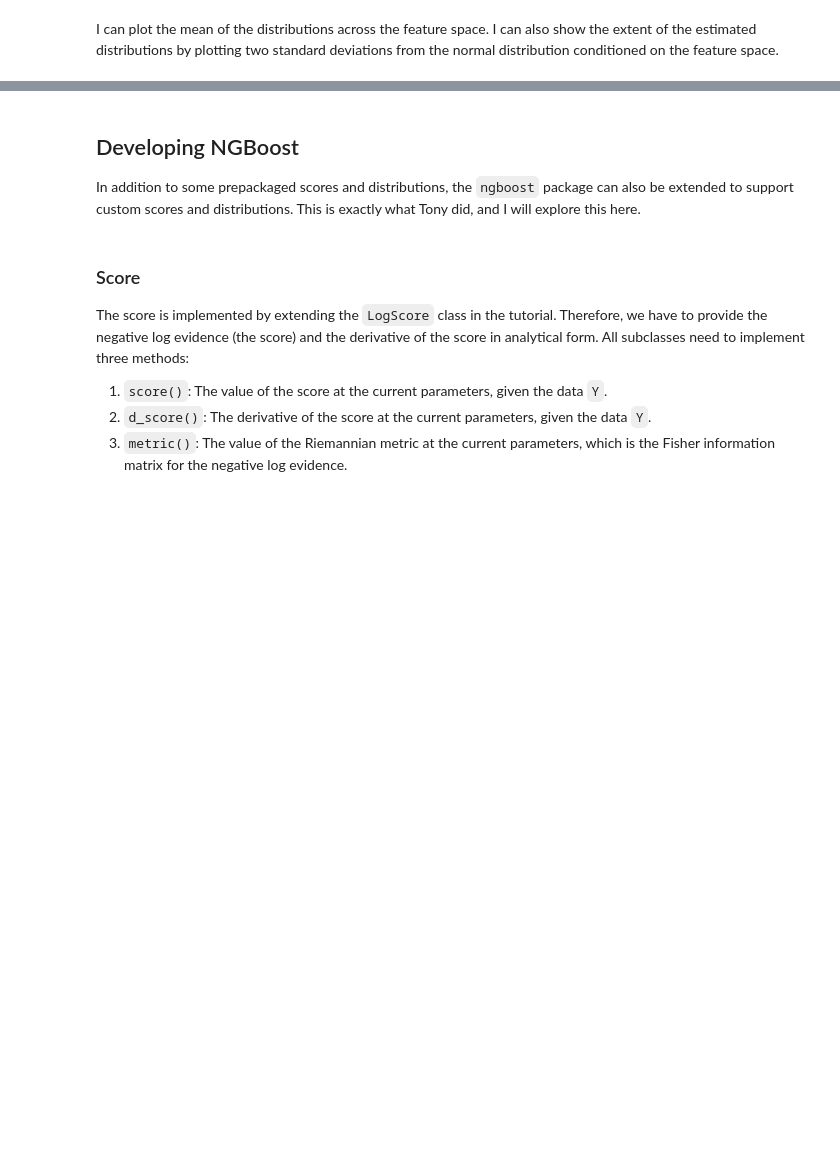
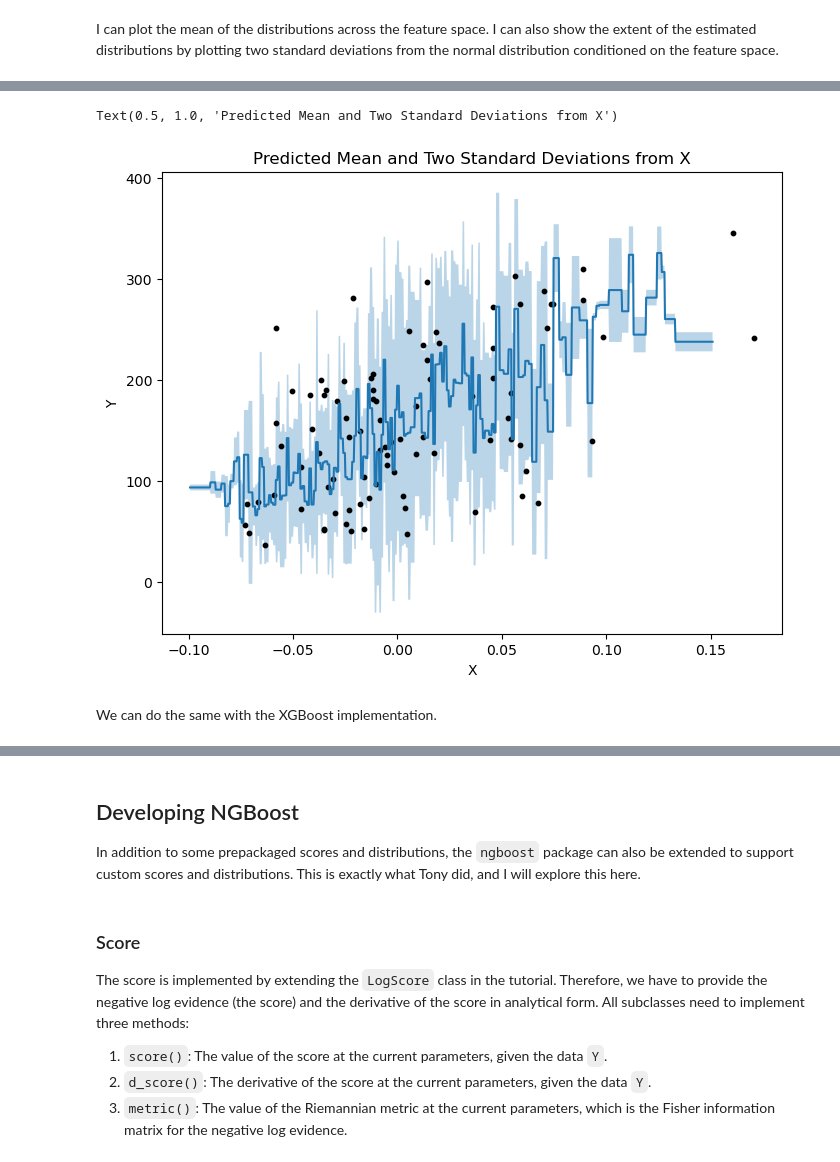
Before and after one commit to NMilind/GeneBayes, a Jupyter notebook: gamma_twas/ngboost_example.ipynb, the cells around one changed output, grey strips where cells are left out. Saved outputs shown, nothing was run; the diff lists cells and outputs as text; code cells hidden in the pictures; blank space fills up the shorter version.

```diff
--- a/gamma_twas/ngboost_example.ipynb
+++ b/gamma_twas/ngboost_example.ipynb
@@ -71,0 +82,6 @@ Text(0.5, 1.0, 'Predicted Mean and Two Standard Deviations from X')
+# %%
+learner = DecisionTreeRegressor(criterion='friedman_mse', max_depth=5)
+# %%
+ngb = NGBRegressor(Dist=Normal, Score=LogScore, Base=learner).fit(X_train, Y_train)
+Y_preds = ngb.predict(X_test)
+Y_dists = ngb.pred_dist(X_test)
@@ -71,0 +94,19 @@ Text(0.5, 1.0, 'Predicted Mean and Two Standard Deviations from X')
+# %%
+X_linspace = np.linspace(X_train.min() * 1.1, X_train.max() * 1.1, num=1000).reshape(-1, 1)
+Y_plot = ngb.predict(X_linspace)
+Y_plot_dists = ngb.pred_dist(X_linspace)
+
+two_sigma = Y_plot_dists.params['scale'] * 2
+
+fig, ax = plt.subplots(figsize=(8, 6))
+ax.plot(X_linspace, Y_plot)
+ax.fill_between(X_linspace.flatten(), Y_plot - two_sigma, Y_plot + two_sigma, alpha=0.3)
+ax.scatter(X_test, Y_test, s=10, c='black')
+ax.set_xlabel('X')
+ax.set_ylabel('Y')
+ax.set_title('Predicted Mean and Two Standard Deviations from X')
+# %% [output]
+Text(0.5, 1.0, 'Predicted Mean and Two Standard Deviations from X')
+[figure, added]
+# %% [markdown]
+We can do the same with the XGBoost implementation.
```
Also changed, not shown: parts of 16 cells of this notebook, 3 other files.
